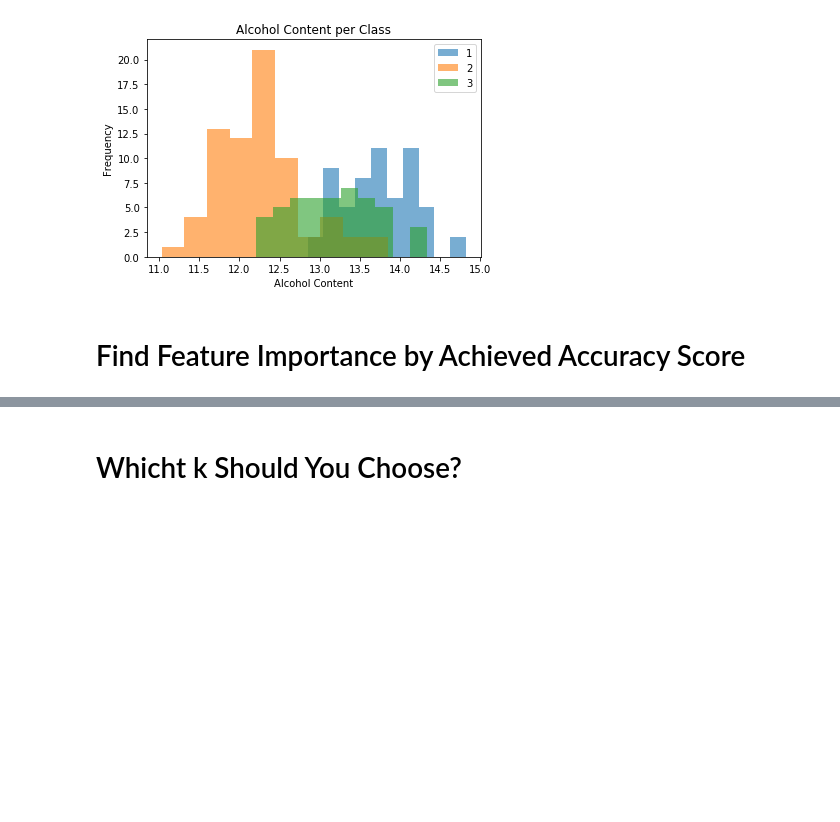
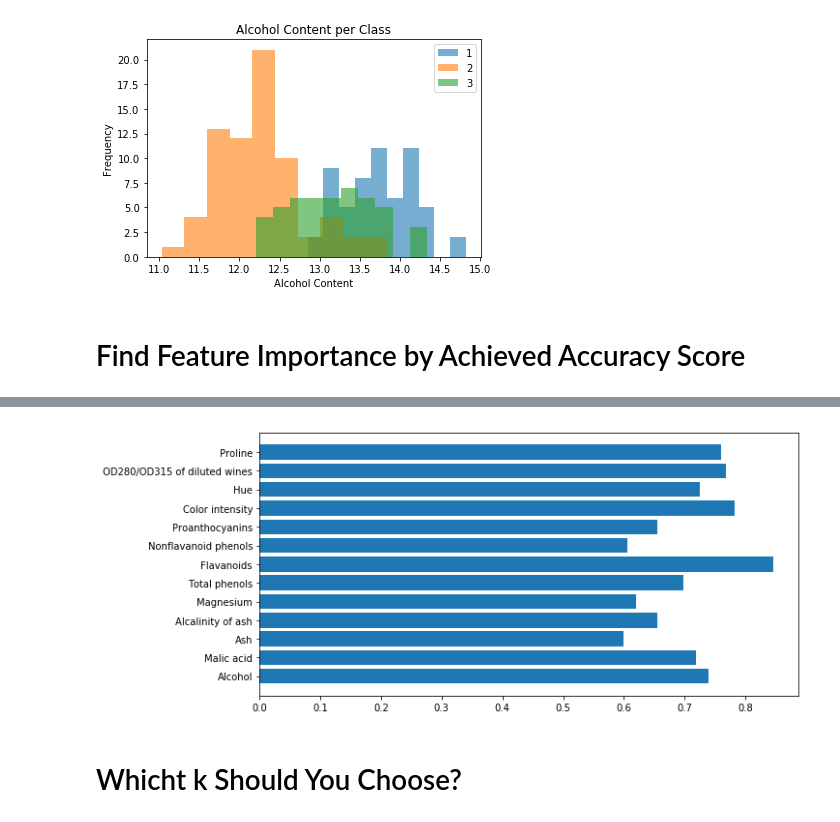
Before and after one commit to olethrosdc/ml-society-science, a Jupyter notebook: src/decision-problems/KNN.ipynb, the cells around one changed output, grey strips where cells are left out. Drawn from its saved outputs; the diff is of its cells as text; code cells hidden in the pictures; blank space fills up the shorter version.

```diff
--- a/src/decision-problems/KNN.ipynb
+++ b/src/decision-problems/KNN.ipynb
@@ -54,3 +54,12 @@ None
+# %%
+train_scores = [accuracy_score(train_data[target], m.predict(train_data[[f]])) for m, f in zip(models, features)]
+# %%
+plt.barh(range(len(features)), train_scores)
+plt.yticks(range(len(features)), features)
+plt.gcf().set_size_inches(10, 5)
+None
+# %% [output]
+[figure, added]
 # %% [markdown]
 # Whicht k Should You Choose?
 # %%
```
Also changed, not shown: parts of 1 cell of this notebook, 1 other file.
